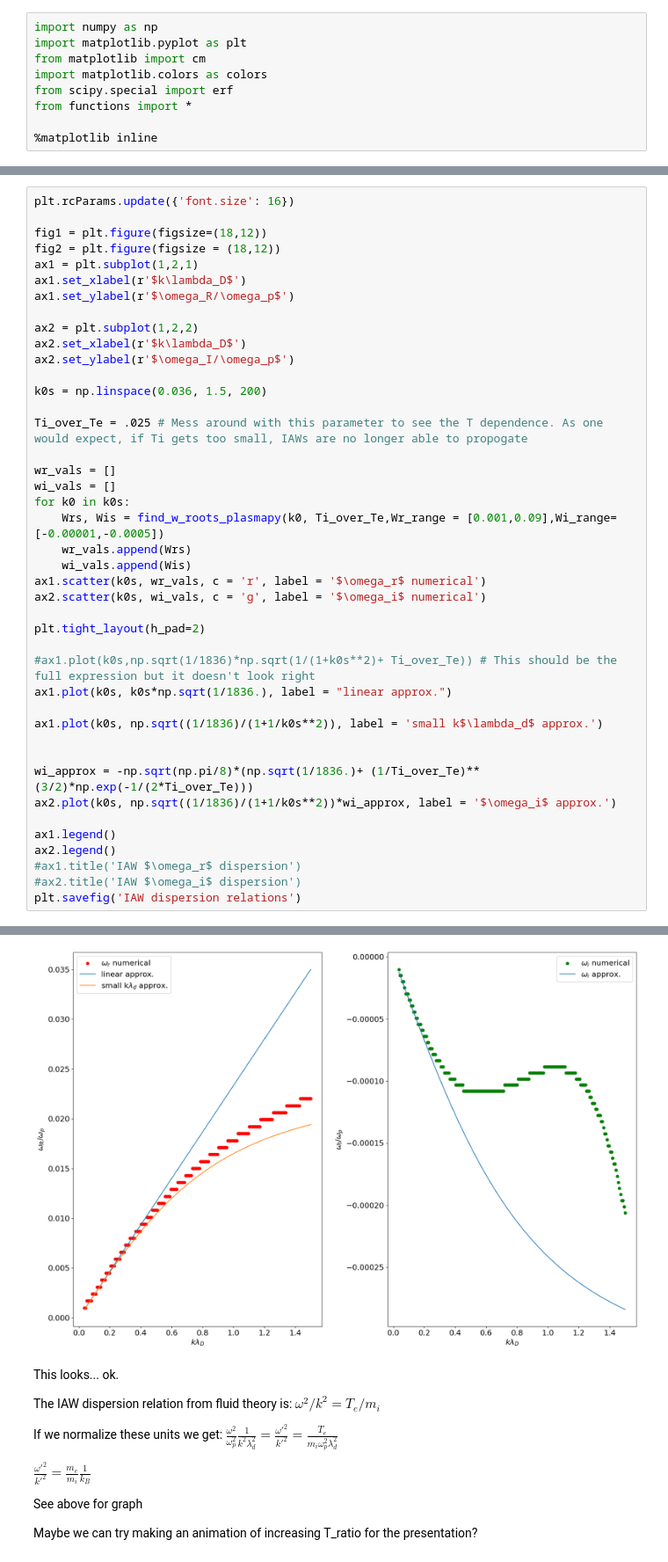
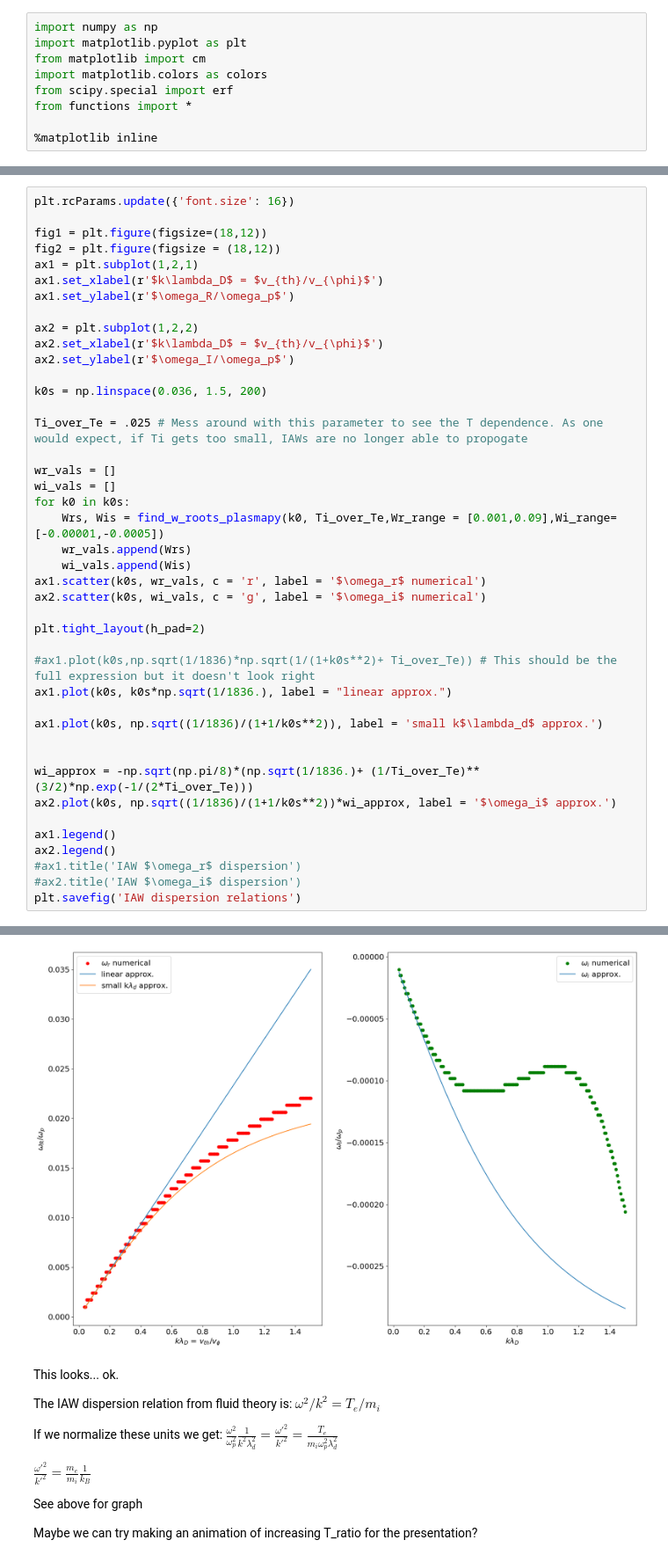
Before and after one commit to dschneidinger/222B_Landau_Damping_2024, a Jupyter notebook: 1-Numerical_solution_kinetic_dispersion_relation/z_function_ion_kinetics.ipynb, the cells around one changed output, grey strips where cells are left out. Shown at 88% size. Cells and saved outputs as stored; diff of their text form.

```diff
--- a/1-Numerical_solution_kinetic_dispersion_relation/z_function_ion_kinetics.ipynb
+++ b/1-Numerical_solution_kinetic_dispersion_relation/z_function_ion_kinetics.ipynb
@@ -13,45 +70,45 @@ plt.rcParams.update({'font.size': 16})
 fig1 = plt.figure(figsize=(18,12))
 fig2 = plt.figure(figsize = (18,12))
 ax1 = plt.subplot(1,2,1)
-ax1.set_xlabel(r'$k\lambda_D$')
+ax1.set_xlabel(r'$k\lambda_D$ = $v_{th}/v_{\phi}$')
 ax1.set_ylabel(r'$\omega_R/\omega_p$')
 
 ax2 = plt.subplot(1,2,2)
-ax2.set_xlabel(r'$k\lambda_D$')
+ax2.set_xlabel(r'$k\lambda_D$ = $v_{th}/v_{\phi}$')
 ax2.set_ylabel(r'$\omega_I/\omega_p$')
 
 k0s = np.linspace(0.036, 1.5, 200)
 
 Ti_over_Te = .025 # Mess around with this parameter to see the T dependence. As one would expect, if Ti gets too small, IAWs are no longer able to propogate
 
 wr_vals = []
 wi_vals = []
 for k0 in k0s:
     Wrs, Wis = find_w_roots_plasmapy(k0, Ti_over_Te,Wr_range = [0.001,0.09],Wi_range=[-0.00001,-0.0005])
     wr_vals.append(Wrs)
     wi_vals.append(Wis)
 ax1.scatter(k0s, wr_vals, c = 'r', label = '$\omega_r$ numerical')
 ax2.scatter(k0s, wi_vals, c = 'g', label = '$\omega_i$ numerical')
 
 plt.tight_layout(h_pad=2)
 
 #ax1.plot(k0s,np.sqrt(1/1836)*np.sqrt(1/(1+k0s**2)+ Ti_over_Te)) # This should be the full expression but it doesn't look right
 ax1.plot(k0s, k0s*np.sqrt(1/1836.), label = "linear approx.")
 
 ax1.plot(k0s, np.sqrt((1/1836)/(1+1/k0s**2)), label = 'small k$\lambda_d$ approx.')
 
 
 wi_approx = -np.sqrt(np.pi/8)*(np.sqrt(1/1836.)+ (1/Ti_over_Te)**(3/2)*np.exp(-1/(2*Ti_over_Te)))
 ax2.plot(k0s, np.sqrt((1/1836)/(1+1/k0s**2))*wi_approx, label = '$\omega_i$ approx.')
 
 ax1.legend()
 ax2.legend()
 #ax1.title('IAW $\omega_r$ dispersion')
 #ax2.title('IAW $\omega_i$ dispersion')
 plt.savefig('IAW dispersion relations')
 # %% [output]
 <Figure size 1800x1200 with 0 Axes>
-[figure, old version]
+[figure, new version]
 # %% [markdown]
 This looks... ok.
 
```
Also changed, not shown: parts of 3 cells of this notebook, 3 other files.
